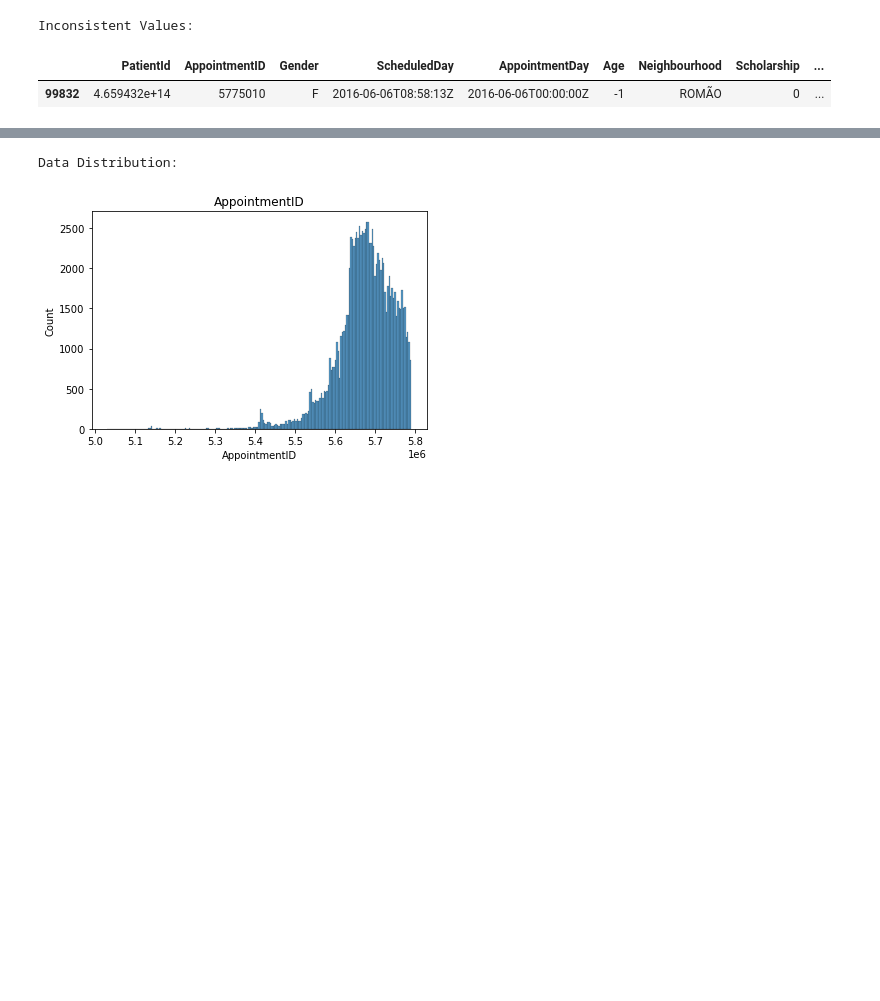
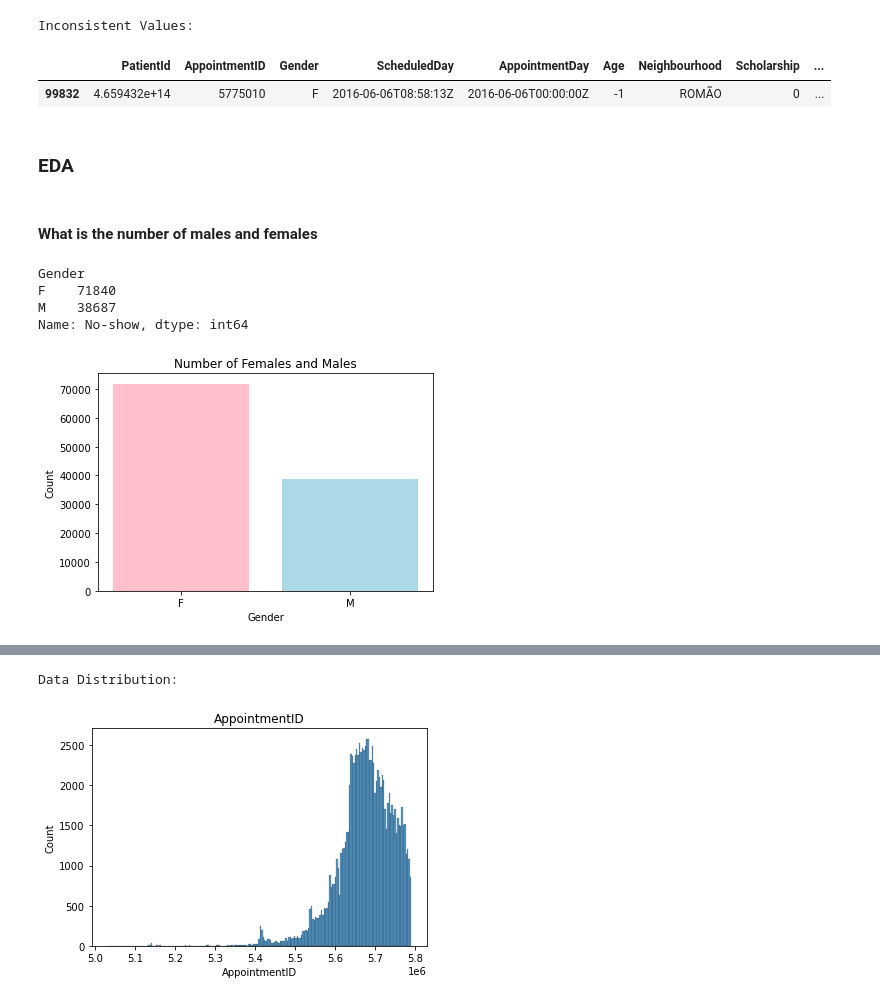
Before and after one commit to philipobiorah/no_show_appointments, a Jupyter notebook: No_show_appointments.ipynb, the cells around one changed output, grey strips where cells are left out. Drawn from its saved outputs; the diff is of its cells as text; code cells hidden in the pictures; blank space fills up the shorter version.

```diff
--- a/No_show_appointments.ipynb
+++ b/No_show_appointments.ipynb
@@ -213,3 +225,22 @@ inconsistent_values
 Inconsistent Values:
 |  | PatientId | AppointmentID | Gender | ScheduledDay | AppointmentDay | Age | Neighbourhood | Scholarship | ... |
 | 99832 | 4.659432e+14 | 5775010 | F | 2016-06-06T08:58:13Z | 2016-06-06T00:00:00Z | -1 | ROMÃO | 0 | ... |
+# %% [markdown]
+### EDA
+# %% [markdown]
+#### What is the number of males and females
+# %%
+gender_counts = df.groupby('Gender')['No-show'].count()
+print(gender_counts)
+plt.bar(gender_counts.index, gender_counts.values, color=['pink', 'lightblue'])
+plt.xlabel('Gender')
+plt.ylabel('Count')
+plt.title("Number of Females and Males")
+
+plt.show()
+# %% [output]
+Gender
+F    71840
+M    38687
+Name: No-show, dtype: int64
+[figure, added]
```
Also changed, not shown: parts of 35 cells of this notebook, 1 other file.
